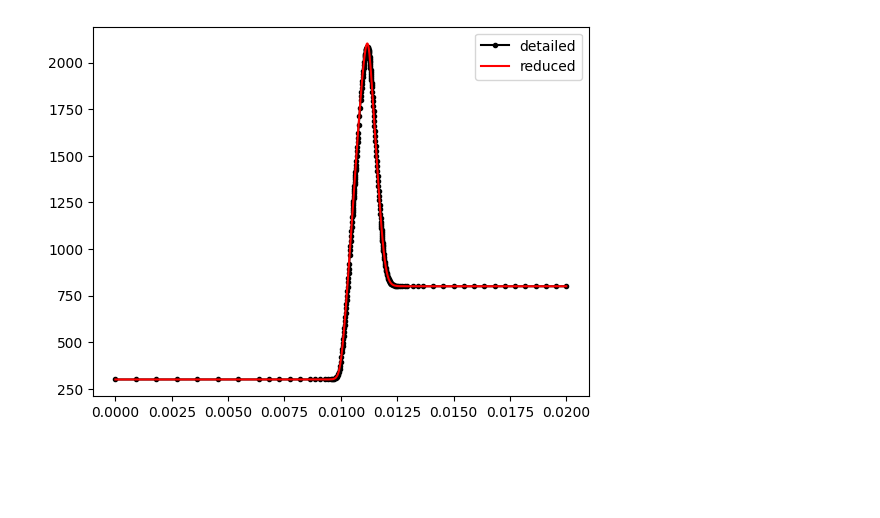
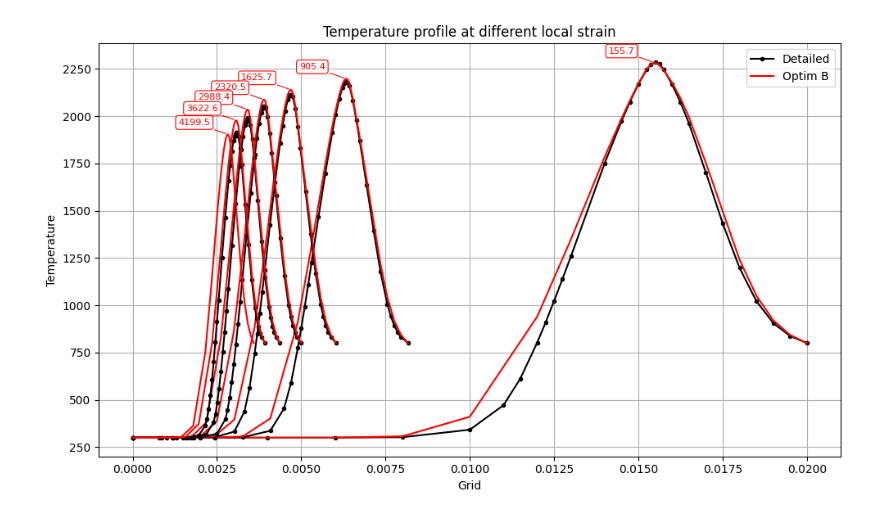
Before and after one commit to MartinMNKG/Automated_Reduced, a Jupyter notebook: notebook/Visu_1DCF.ipynb, the cells around one changed output. Saved outputs shown, nothing was run; the diff lists cells and outputs as text; code cells hidden in the pictures; blank space fills up the shorter version.

```diff
--- a/notebook/Visu_1DCF.ipynb
+++ b/notebook/Visu_1DCF.ipynb
@@ -16,11 +17,51 @@ data_r0= pd.read_csv("/work/kotlarcm/WORK/Automated_Reduced/1D_CF/OptimB/CF_SR50
 species = [col for col in data_r0.columns if col.startswith("Y_")]
-# %%
-plt.plot(data_d0["grid"],data_d0["T"],'k.-', label='detailed')
-plt.plot(data_r0["grid"],data_r0["T"],'r', label='reduced')
-plt.legend()
-plt.savefig("CF_T.png")
-# %% [output]
-[figure, removed]
+# %%
+
+plt.figure(figsize=(10, 6))
+
+# Union des global strains
+unique_strains = sorted(set(data_d0["global_strain"].unique()) | set(data_r0["global_strain"].unique()))
+
+for strain in unique_strains:
+    # Données détaillées (noir)
+    if strain in data_d0["global_strain"].values:
+        sub_d = data_d0[data_d0["global_strain"] == strain]
+        plt.plot(sub_d["grid"], sub_d["T"], 'k.-')
+
+    # Données réduites (rouge)
+    if strain in data_r0["global_strain"].values:
+        sub_r = data_r0[data_r0["global_strain"] == strain]
+        plt.plot(sub_r["grid"], sub_r["T"], 'r-')
+        idx_max = sub_r["T"].idxmax()
+        Tmax = sub_r.loc[idx_max, "T"]
+        x_Tmax = sub_r.loc[idx_max, "grid"]
+
+        plt.annotate(
+            text=f"{sub_r['local_strain'].unique()[0]:.1f}",
+            xy=(x_Tmax, Tmax),
+            xytext=(x_Tmax-0.001, Tmax + 50),
+            textcoords='data',
+            ha='center',
+            fontsize=8,
+            color='red',
+            bbox=dict(boxstyle="round,pad=0.3", fc="white", ec="red", lw=0.8),
+            arrowprops=dict(arrowstyle="-", color='red', lw=0.8),
+        )
+legend_elements = [
+    Line2D([0], [0], color='black', marker='.', linestyle='-', label='Detailed'),
+    Line2D([0], [0], color='red', linestyle='-', label='Optim B')
+]
+
+plt.legend(handles=legend_elements, loc='upper right', ncol=1, frameon=True)
+plt.xlabel("Grid")
+plt.ylabel("Temperature")
+plt.title("Temperature profile at different local strain")
+plt.grid(True)
+plt.tight_layout()
+plt.savefig("CF_Temperature_Profile_T800.0_Noprocessing.png")
+plt.show()
+# %% [output]
+[figure, added]
 # %%
 n_species = len(species)
 n_cols = 3 # You can adjust number of columns depending on layout preference
```
Also changed, not shown: parts of 10 cells of this notebook, 21 other files.
